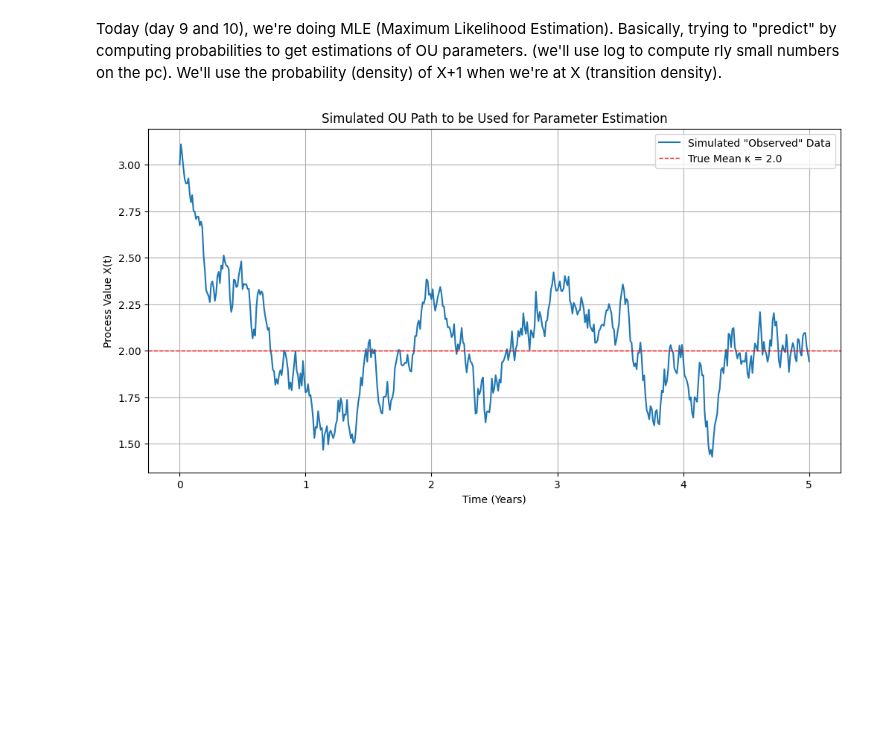
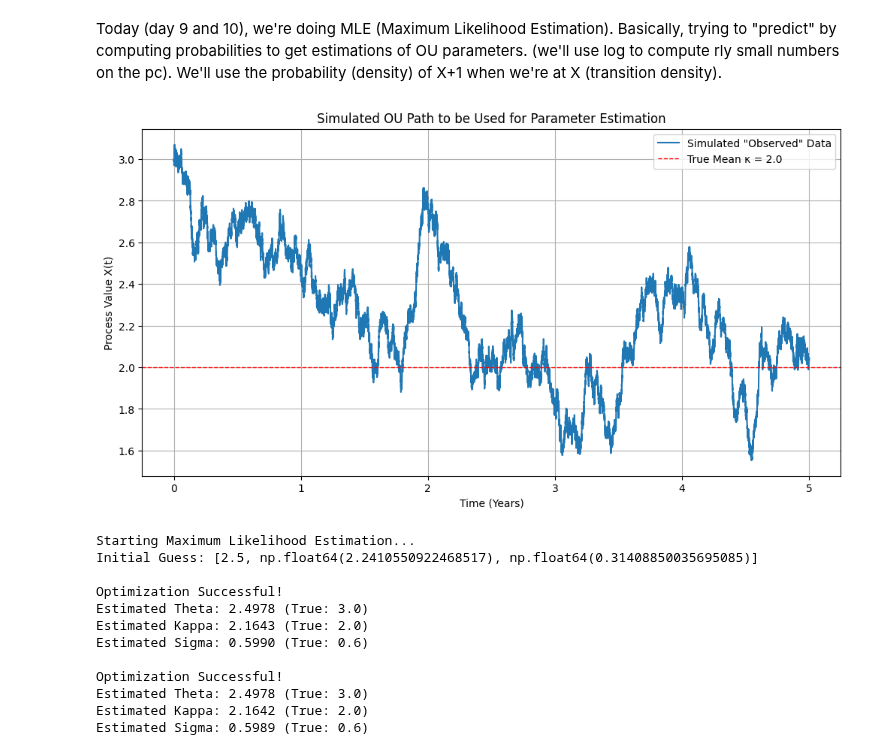
Before and after one commit to Far3000-YT/SDE-Simulation-Analysis, a Jupyter notebook: notebooks/06_ou_parameter_estimation.ipynb, the cells around one changed output. Saved outputs shown, nothing was run; the diff lists cells and outputs as text; code cells hidden in the pictures; blank space fills up the shorter version.

```diff
--- a/notebooks/06_ou_parameter_estimation.ipynb
+++ b/notebooks/06_ou_parameter_estimation.ipynb
@@ -4,6 +4,7 @@ Today (day 9 and 10), we're doing MLE (Maximum Likelihood Estimation). Basically
 import numpy as np
 import matplotlib.pyplot as plt
 from scipy.stats import norm
+from scipy.optimize import minimize
 import sys, os
 import time
 
@@ -13,38 +14,106 @@ src_path = os.path.join(project_root, 'src')
 if src_path not in sys.path:
     sys.path.append(src_path)
 
+from estimation import ou_neg_log_likelihood, ou_neg_log_likelihood_approx
 from sde_simulator.simulators import simulate_ou_em_vectorized
 
 #imports above
 
 #secret parameters here, we'll need to find those basically by computing the probabilities etc
 THETA_TRUE = 3.0    #true speed of reversion
 KAPPA_TRUE = 2.0    #true long-term mean
 SIGMA_TRUE = 0.6    #true volatility
 X0_TRUE = 3.0       #true initial value
 
 #normal settings that can be found by reading graph data directly
 T_DATA = 5.0        #simulate for 5 years
-DT_DATA = 0.01      #use a reasonably small dt
+DT_DATA = 0.0001      #use a reasonably small dt
 NUM_PATHS_DATA = 1  #we only need one path
 
 #simulate with our variables
 t_data, X_data_paths = simulate_ou_em_vectorized(
     X0_TRUE, THETA_TRUE, KAPPA_TRUE, SIGMA_TRUE,
     T_DATA, DT_DATA, NUM_PATHS_DATA
 )
 
 observed_data = X_data_paths[:, 0]
 time_points_data = t_data
 
 plt.figure(figsize=(12, 6))
 plt.plot(time_points_data, observed_data, lw=1.5, label='Simulated "Observed" Data')
 plt.axhline(KAPPA_TRUE, color='red', linestyle='--', lw=1, label=f'True Mean κ = {KAPPA_TRUE}')
 plt.title('Simulated OU Path to be Used for Parameter Estimation')
 plt.xlabel('Time (Years)')
 plt.ylabel('Process Value X(t)')
 plt.legend()
 plt.grid(True)
 plt.show()
+
+
+
+print("\nStarting Maximum Likelihood Estimation...")
+
+#initial guess for parameters [theta, kappa, sigma]
+#can start near true values, or use reasonable defaults like [1.0, np.mean(data), np.std(data)]
+#initial_guess = [THETA_TRUE, KAPPA_TRUE, SIGMA_TRUE]
+initial_guess = [2.5, np.mean(observed_data), np.std(observed_data)]
+print(f"Initial Guess: {initial_guess}")
+
+#bounds for parameters (theta > 0, kappa can be anything, sigma > 0)
+#add a small epsilon to lower bound to avoid zero exactly
+bounds = [(1e-6, None), (None, None), (1e-6, None)]
+
+#run the minimizer
+#method 'L-BFGS-B' is good for bound constraints
+result = minimize(
+    fun=ou_neg_log_likelihood,
+    x0=initial_guess,
+    args=(observed_data, DT_DATA), #pass data and dt as extra arguments
+    method='L-BFGS-B',
+    bounds=bounds
+)
+
+#check if optimization was successful
+if result.success:
+    estimated_params = result.x
+    print("\nOptimization Successful!")
+    print(f"Estimated Theta: {estimated_params[0]:.4f} (True: {THETA_TRUE})")
+    print(f"Estimated Kappa: {estimated_params[1]:.4f} (True: {KAPPA_TRUE})")
+    print(f"Estimated Sigma: {estimated_params[2]:.4f} (True: {SIGMA_TRUE})")
+else:
+    print("\nOptimization Failed!")
+    print(result.message)
+
+#again but with approx function bcs we have bad approximations
+result = minimize(
+    fun=ou_neg_log_likelihood_approx,
+    x0=initial_guess,
+    args=(observed_data, DT_DATA), #pass data and dt as extra arguments
+    method='L-BFGS-B',
+    bounds=bounds
+)
+
+#check if optimization was successful
+if result.success:
+    estimated_params = result.x
+    print("\nOptimization Successful!")
+    print(f"Estimated Theta: {estimated_params[0]:.4f} (True: {THETA_TRUE})")
+    print(f"Estimated Kappa: {estimated_params[1]:.4f} (True: {KAPPA_TRUE})")
+    print(f"Estimated Sigma: {estimated_params[2]:.4f} (True: {SIGMA_TRUE})")
+else:
+    print("\nOptimization Failed!")
+    print(result.message)
 # %% [output]
-[figure, old version]
+[figure, new version]
+Starting Maximum Likelihood Estimation...
+Initial Guess: [2.5, np.float64(2.2410550922468517), np.float64(0.31408850035695085)]
+
+Optimization Successful!
+Estimated Theta: 2.4978 (True: 3.0)
+Estimated Kappa: 2.1643 (True: 2.0)
+Estimated Sigma: 0.5990 (True: 0.6)
+
+Optimization Successful!
+Estimated Theta: 2.4978 (True: 3.0)
+Estimated Kappa: 2.1642 (True: 2.0)
+Estimated Sigma: 0.5989 (True: 0.6)
```
Also changed, not shown: 1 other file.
